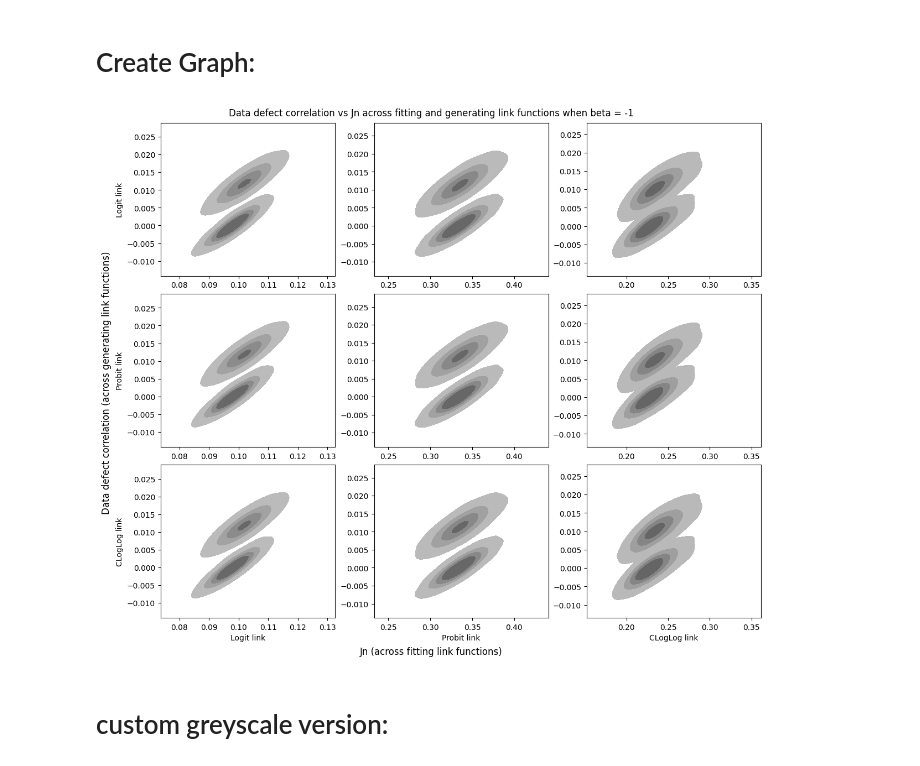
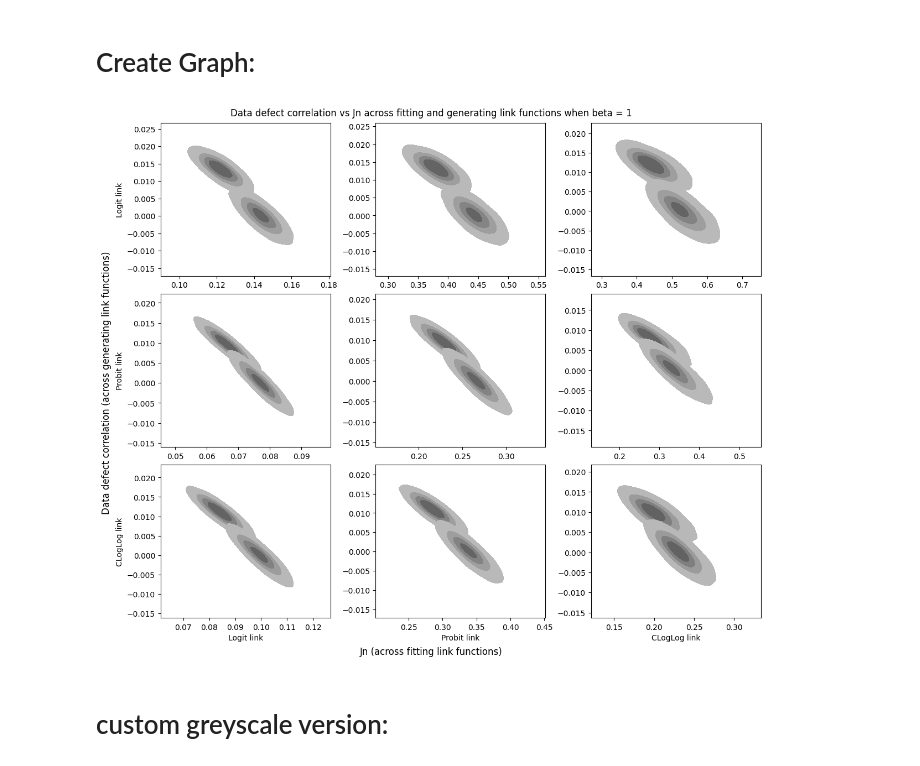
Before and after one commit to homage-to-the-square/exact-error-attributions, a Jupyter notebook: Section 4.2 - GLMs - Data Defect Correlation vs Realized Efficiency/Plot All DDC vs Realized Efficiency Curves.ipynb, the cells around one changed output. Saved outputs shown, nothing was run; the diff lists cells and outputs as text; code cells hidden in the pictures.

Commit message:
Bugfix: wrong plotting functionality

```diff
--- a/Section 4.2 - GLMs - Data Defect Correlation vs Realized Efficiency/Plot All DDC vs Realized Efficiency Curves.ipynb
+++ b/Section 4.2 - GLMs - Data Defect Correlation vs Realized Efficiency/Plot All DDC vs Realized Efficiency Curves.ipynb
@@ -91,7 +91,13 @@ for link, true_beta in tqdm(generators_and_betas):
 # Create Graph:
 # %%
 # Create a figure with subplots
-fig, axes = plt.subplots(3, 3, constrained_layout=True, figsize=(12, 10))
+fig, axes = plt.subplots(
+    3, 3,
+    constrained_layout=True,
+    figsize=(12, 10),
+    # sharex='col',
+    # sharey='row'
+)
 
 generating_functions = ["Logit", "Probit", "CLogLog"]
 for generating_fn_ix in trange(3):
@@ -99,7 +105,7 @@ for generating_fn_ix in trange(3):
 
     for link_fn in trange(3):
         ax = axes[generating_fn_ix][link_fn]
-        temp_view = values_per_link_fn[link_fn]
+        temp_view = all_data_per_generator[generating_function][link_fn]
 
         c1 = temp_view[["jn_biased", "ddc_biased"]].copy()
         c1.columns = ["jn", "ddc"]
@@ -115,34 +121,34 @@ for generating_fn_ix in trange(3):
             data=c_agg,
             x="jn",
             y="ddc",
             hue="Sampling Scheme",
             fill=True,
             bw_adjust=1.8,
             ax=ax,
             levels=5,
             legend=False,
         )
 
         if link_fn == 0:
             ax.set_ylabel(f"{generating_function} link")
         else:
             ax.set_ylabel("")
 
         if generating_fn_ix == 2:
             ax.set_xlabel(f"{generating_functions[link_fn]} link")
         else:
             ax.set_xlabel("")
 
 
 fig.suptitle(
     "Data defect correlation vs Jn across "
     + f"fitting and generating link functions when beta = {true_logit_beta}"
 )
 fig.supxlabel("Jn (across fitting link functions)")
 fig.supylabel("Data defect correlation (across generating link functions)")
 plt.savefig(f"ddc_vs_sample_elasticity_{final_fig_suffix}.png")
 # %% [output]
-[figure, old version]
+[figure, new version]
 # %% [markdown]
 # custom greyscale version:
 # %%
```
Also changed, not shown: parts of 1 cell of this notebook, 4 other files.
